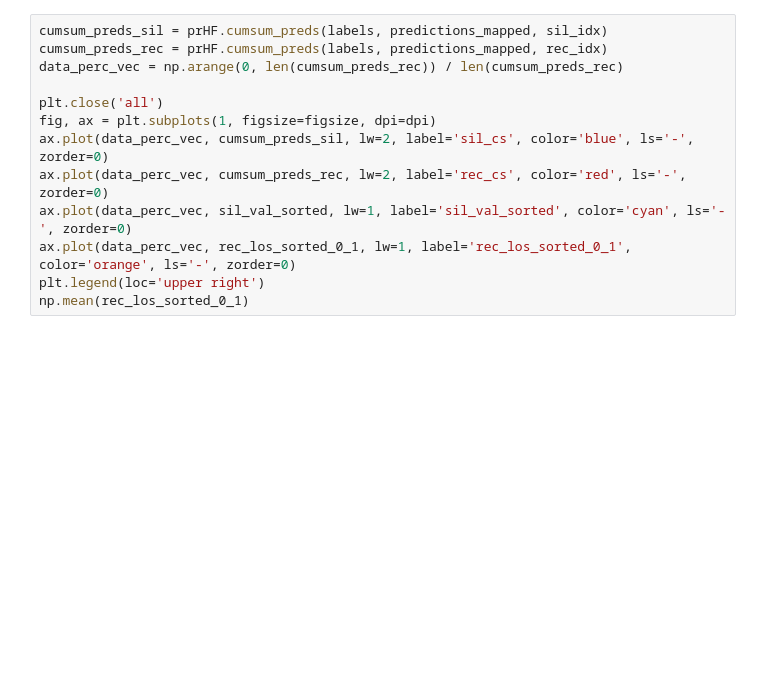
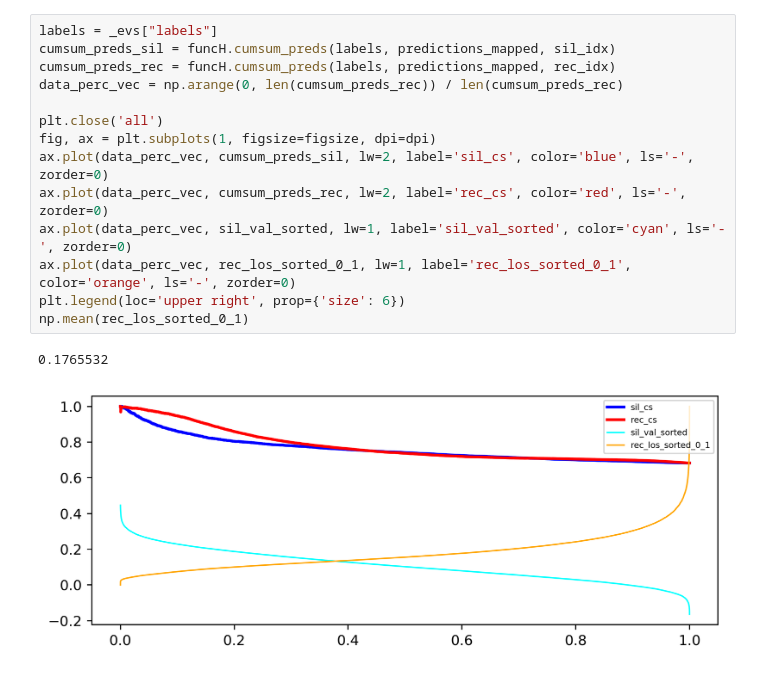
Before and after one commit to dogasiyli-boun/keyhandshapediscovery, a Jupyter notebook: ipynb/study_sihouette_better.ipynb, the cells around one changed output. Drawn from its saved outputs; the diff is of its cells as text; blank space fills up the shorter version.

```diff
--- a/ipynb/study_sihouette_better.ipynb
+++ b/ipynb/study_sihouette_better.ipynb
@@ -73,13 +138,17 @@ print(np.min(rec_los_sorted), np.max(rec_los_sorted))
 # %%
-cumsum_preds_sil = prHF.cumsum_preds(labels, predictions_mapped, sil_idx)
-cumsum_preds_rec = prHF.cumsum_preds(labels, predictions_mapped, rec_idx)
+labels = _evs["labels"]
+cumsum_preds_sil = funcH.cumsum_preds(labels, predictions_mapped, sil_idx)
+cumsum_preds_rec = funcH.cumsum_preds(labels, predictions_mapped, rec_idx)
 data_perc_vec = np.arange(0, len(cumsum_preds_rec)) / len(cumsum_preds_rec)
 
 plt.close('all')
 fig, ax = plt.subplots(1, figsize=figsize, dpi=dpi)
 ax.plot(data_perc_vec, cumsum_preds_sil, lw=2, label='sil_cs', color='blue', ls='-', zorder=0)
 ax.plot(data_perc_vec, cumsum_preds_rec, lw=2, label='rec_cs', color='red', ls='-', zorder=0)
 ax.plot(data_perc_vec, sil_val_sorted, lw=1, label='sil_val_sorted', color='cyan', ls='-', zorder=0)
 ax.plot(data_perc_vec, rec_los_sorted_0_1, lw=1, label='rec_los_sorted_0_1', color='orange', ls='-', zorder=0)
-plt.legend(loc='upper right')
+plt.legend(loc='upper right', prop={'size': 6})
 np.mean(rec_los_sorted_0_1)
+# %% [output]
+0.1765532
+[figure, added]
```
Also changed, not shown: parts of 9 cells of this notebook, 3 other files.
